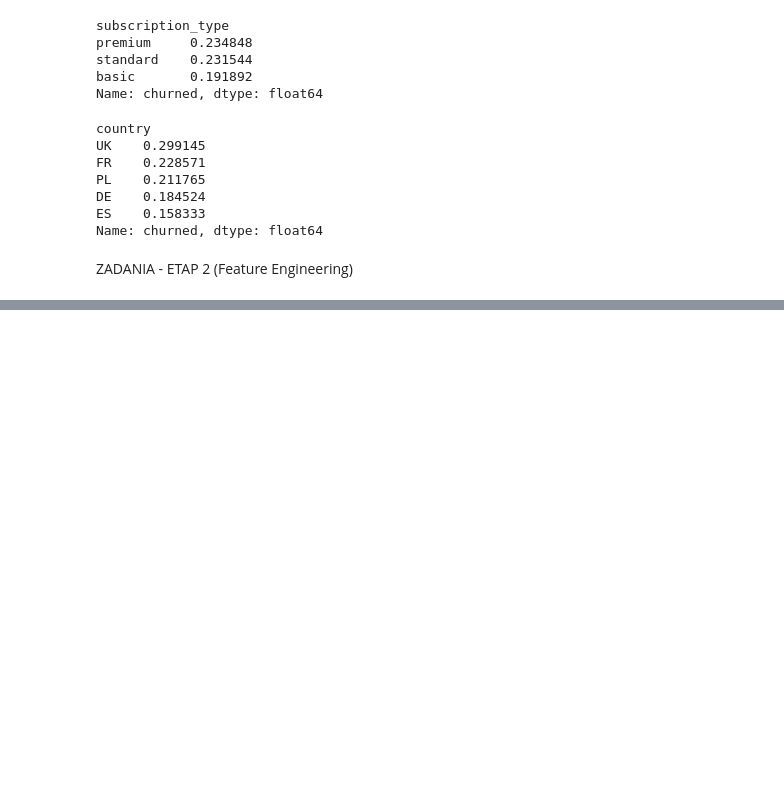
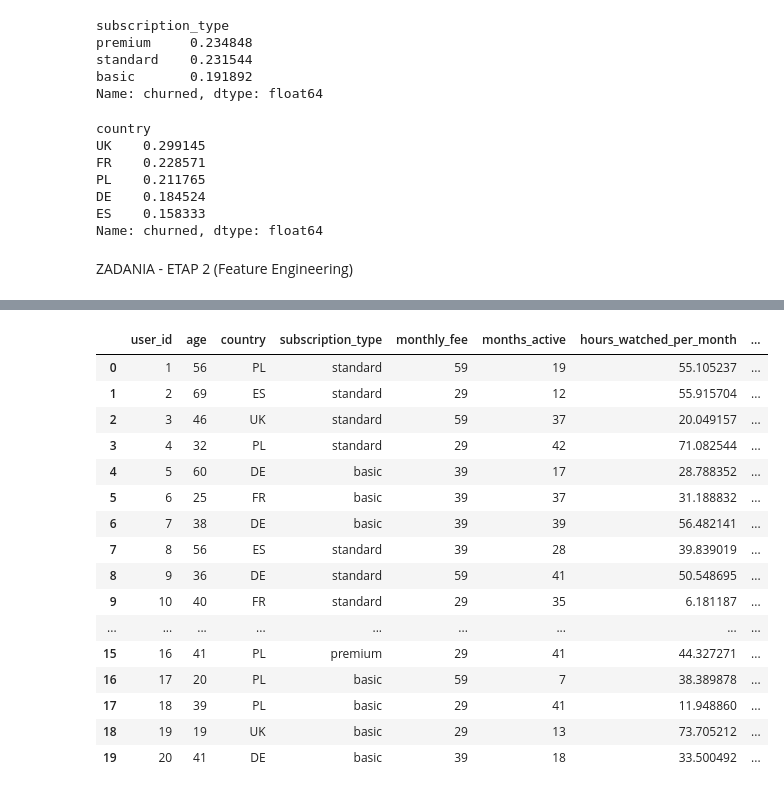
Before and after one commit to VictorCali1702/STREAMING-Pandas-Only-, a Jupyter notebook: analysis.ipynb, the cells around one changed output, grey strips where cells are left out. Cells and saved outputs as stored; diff of their text form; code cells hidden in the pictures; blank space fills up the shorter version.

```diff
--- a/analysis.ipynb
+++ b/analysis.ipynb
@@ -148,3 +148,10 @@ ES    0.158333
 Name: churned, dtype: float64
 # %% [markdown]
 ZADANIA - ETAP 2 (Feature Engineering)
+# %%
+# 1. Lifetime Value
+
+# Utworzenie tabeli lifetime_value która zlicza opłate miesięczna i czas aktywny użytkownika w miesiącach
+df["lifetime_value"] = df["monthly_fee"] * df["months_active"]
+
+df.head()
@@ -150,0 +165,19 @@ ZADANIA - ETAP 2 (Feature Engineering)
+# %%
+# 2. Engagement level
+
+# Na podstawie: hours_watched_per_month:
+# "low" -> < 30 godzin
+# "medium" -> 30-60 godzin
+# "high" -> > 60 godzin
+
+df["engagement_level"] = np.select(
+	[
+		df["hours_watched_per_month"] < 30,
+		df["hours_watched_per_month"].between(30, 60),
+		df["hours_watched_per_month"] > 60
+	],
+	["low", "medium", "high"],
+	default = "unknown"
+)
+
+df.head(10)
@@ -150,0 +196,30 @@ ZADANIA - ETAP 2 (Feature Engineering)
+# %%
+# 3. Binarne flagi
+
+'''
+tworzymy flagi dla:
+
+- is_premium -> 1 jeśli premium, else 0
+- high_engagement -> 1 jeśli engagement = high
+'''
+df["is_premium"] = np.where(df["subscription_type"] == "premium", 1, 0)
+
+df.head(5)
+# %% [output]
+|  | user_id | age | country | subscription_type | monthly_fee | months_active | hours_watched_per_month | ... |
+| 0 | 1 | 56 | PL | standard | 59 | 19 | 55.105237 | ... |
+| 1 | 2 | 69 | ES | standard | 29 | 12 | 55.915704 | ... |
+| 2 | 3 | 46 | UK | standard | 59 | 37 | 20.049157 | ... |
+| 3 | 4 | 32 | PL | standard | 29 | 42 | 71.082544 | ... |
+| 4 | 5 | 60 | DE | basic | 39 | 17 | 28.788352 | ... |
+| 5 | 6 | 25 | FR | basic | 39 | 37 | 31.188832 | ... |
+| 6 | 7 | 38 | DE | basic | 39 | 39 | 56.482141 | ... |
+| 7 | 8 | 56 | ES | standard | 39 | 28 | 39.839019 | ... |
+| 8 | 9 | 36 | DE | standard | 59 | 41 | 50.548695 | ... |
+| 9 | 10 | 40 | FR | standard | 29 | 35 | 6.181187 | ... |
+| ... | ... | ... | ... | ... | ... | ... | ... | ... |
+| 15 | 16 | 41 | PL | premium | 29 | 41 | 44.327271 | ... |
+| 16 | 17 | 20 | PL | basic | 59 | 7 | 38.389878 | ... |
+| 17 | 18 | 39 | PL | basic | 29 | 41 | 11.948860 | ... |
+| 18 | 19 | 19 | UK | basic | 29 | 13 | 73.705212 | ... |
+| 19 | 20 | 41 | DE | basic | 39 | 18 | 33.500492 | ... |
```
Also changed, not shown: parts of 5 cells of this notebook.
